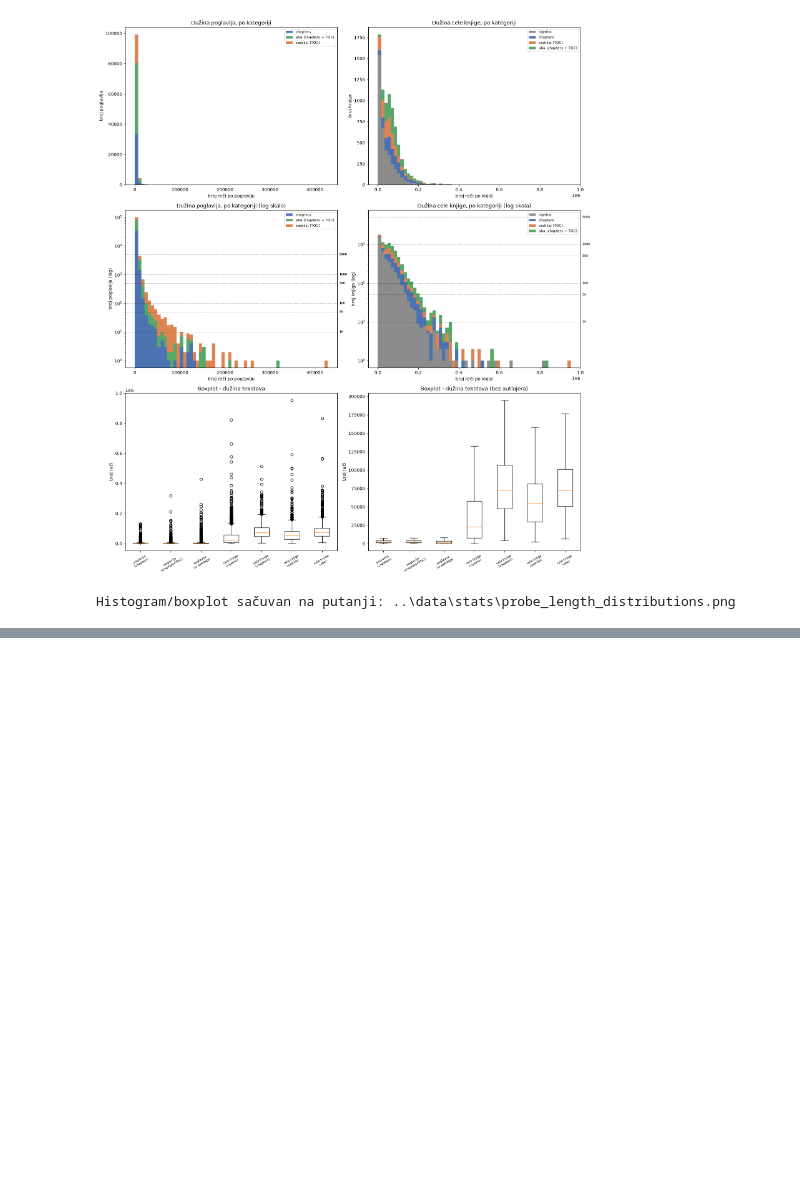
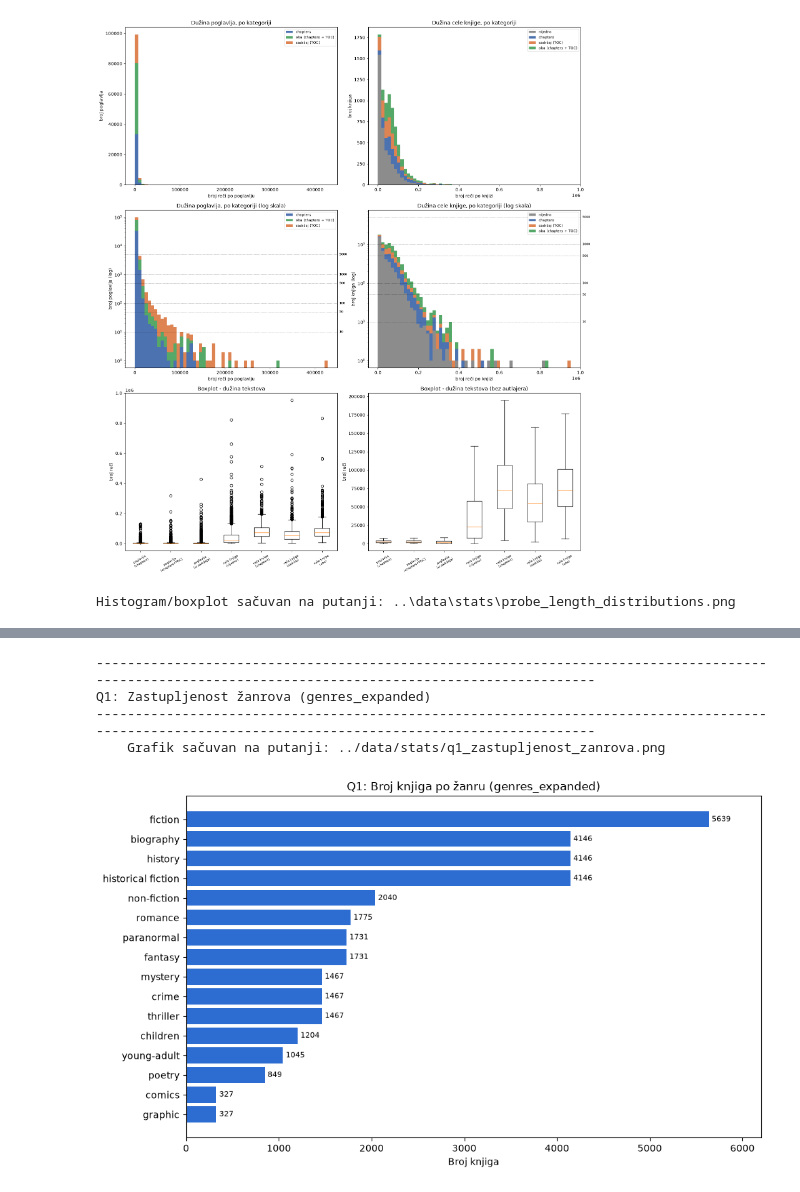
Before and after one commit to neshko31/AI-agent-za-biblioteku, a Jupyter notebook: VectorDatabaseService/scripts/data_stats.ipynb, the cells around one changed output, grey strips where cells are left out. Cells and saved outputs as stored; diff of their text form; code cells hidden in the pictures; blank space fills up the shorter version.

```diff
--- a/VectorDatabaseService/scripts/data_stats.ipynb
+++ b/VectorDatabaseService/scripts/data_stats.ipynb
@@ -741,0 +897,29 @@ Histogram/boxplot sačuvan na putanji: ..\data\stats\probe_length_distributions.
+# %%
+# 1 - Zastupljenost žanrova
+print_header(1, "Zastupljenost žanrova (genres_expanded)")
+
+genre_counter = Counter()
+for genre_list in books_df["genres_expanded"]:
+    genre_counter.update(genre_list)
+
+genre_counts_df = (
+    pd.DataFrame(genre_counter.items(), columns=["genre", "book_count"])
+    .sort_values("book_count", ascending=False)
+    .reset_index(drop=True)
+)
+
+fig, ax = plt.subplots(figsize=(10, 6))
+bars = ax.barh(genre_counts_df["genre"], genre_counts_df["book_count"], color="#2D6CD1")
+ax.invert_yaxis()
+ax.set_xlabel("Broj knjiga")
+ax.set_title("Q1: Broj knjiga po žanru (genres_expanded)")
+ax.bar_label(bars, padding=3, fontsize=8)
+ax.set_xlim(0, genre_counts_df["book_count"].max() * 1.1)
+
+save_and_show(fig, "q1_zastupljenost_zanrova.png")
+# %% [output]
+------------------------------------------------------------------------------------------------------------------------------------------------------
+Q1: Zastupljenost žanrova (genres_expanded)
+------------------------------------------------------------------------------------------------------------------------------------------------------
+    Grafik sačuvan na putanji: ../data/stats/q1_zastupljenost_zanrova.png
+[figure, added]
```
Also changed, not shown: parts of 13 cells of this notebook.
